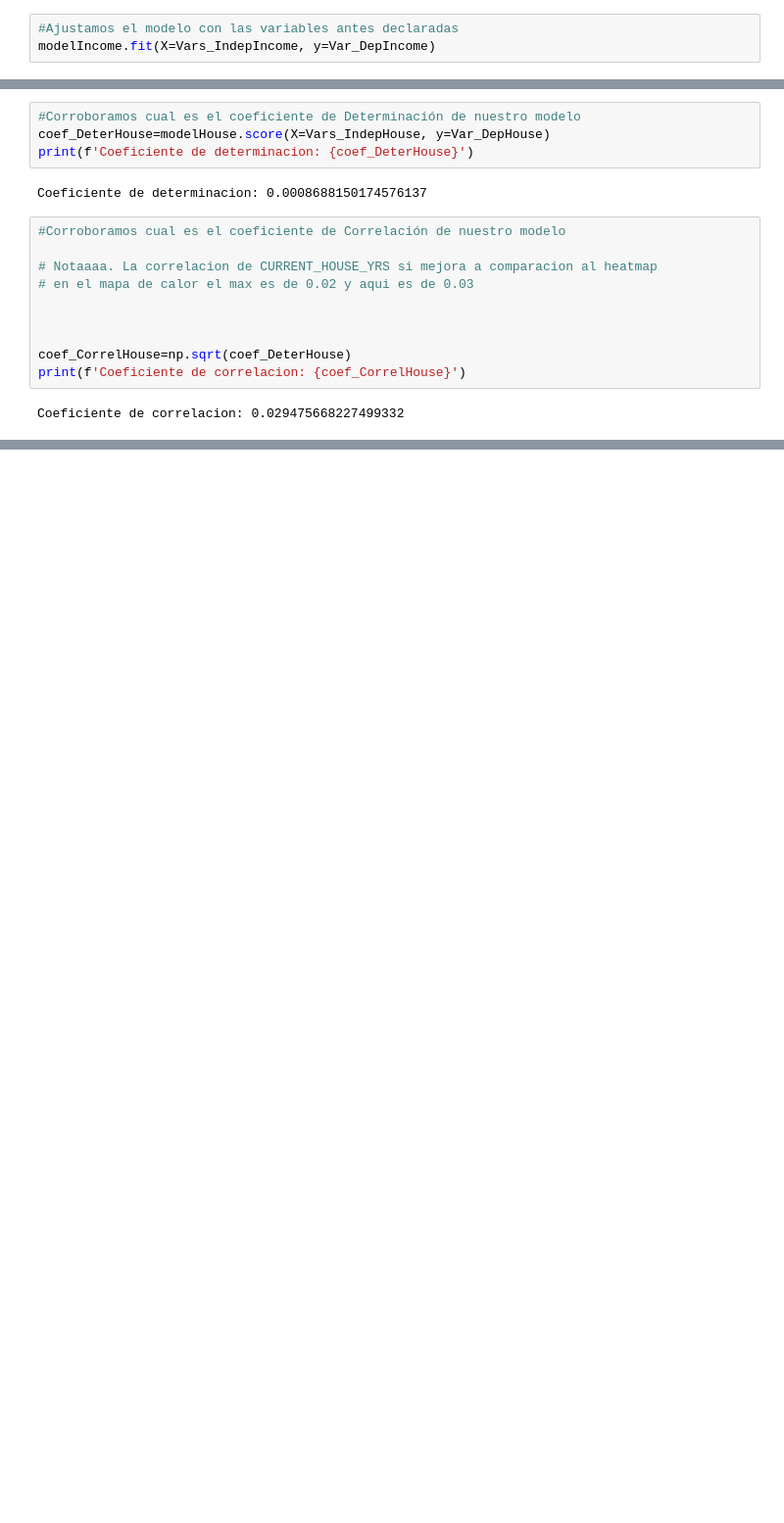
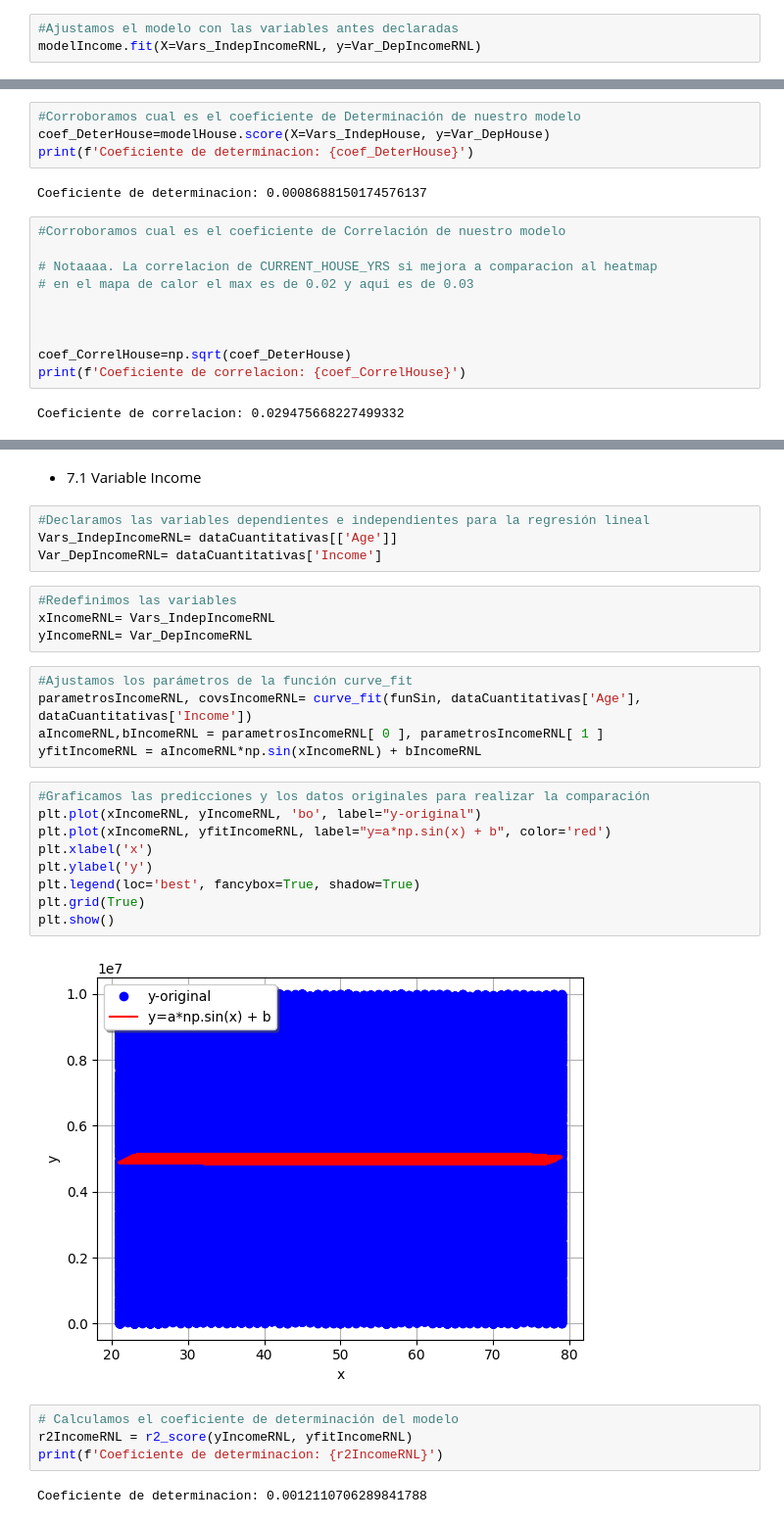
Before and after one commit to JIsraP/Actividad6_RegresionLinealMultipleyNoLineal, a Jupyter notebook: Act6.1.ipynb, the cells around one changed output, grey strips where cells are left out. Shown at 98% size. Cells and saved outputs as stored; diff of their text form; blank space fills up the shorter version.

Commit message:
Regresion no lineal

```diff
--- a/Act6.1.ipynb
+++ b/Act6.1.ipynb
@@ -593,7 +595,7 @@ Var_DepIncome= dataCuantitativas['Income']
 modelIncome= LinearRegression()
 # %%
 #Ajustamos el modelo con las variables antes declaradas
-modelIncome.fit(X=Vars_IndepIncome, y=Var_DepIncome)
+modelIncome.fit(X=Vars_IndepIncomeRNL, y=Var_DepIncomeRNL)
 # %% [output]
 LinearRegression()
 # %%
@@ -1108,0 +1137,32 @@ Coeficiente de correlacion: 0.029475668227499332
+# %% [markdown]
+- 7.1 Variable Income
+# %%
+#Declaramos las variables dependientes e independientes para la regresión lineal
+Vars_IndepIncomeRNL= dataCuantitativas[['Age']]
+Var_DepIncomeRNL= dataCuantitativas['Income']
+# %%
+#Redefinimos las variables
+xIncomeRNL= Vars_IndepIncomeRNL
+yIncomeRNL= Var_DepIncomeRNL
+# %%
+#Ajustamos los parámetros de la función curve_fit
+parametrosIncomeRNL, covsIncomeRNL= curve_fit(funSin, dataCuantitativas['Age'], dataCuantitativas['Income'])
+aIncomeRNL,bIncomeRNL = parametrosIncomeRNL[ 0 ], parametrosIncomeRNL[ 1 ]
+yfitIncomeRNL = aIncomeRNL*np.sin(xIncomeRNL) + bIncomeRNL
+# %%
+#Graficamos las predicciones y los datos originales para realizar la comparación
+plt.plot(xIncomeRNL, yIncomeRNL, 'bo', label="y-original")
+plt.plot(xIncomeRNL, yfitIncomeRNL, label="y=a*np.sin(x) + b", color='red')
+plt.xlabel('x')
+plt.ylabel('y')
+plt.legend(loc='best', fancybox=True, shadow=True)
+plt.grid(True)
+plt.show()
+# %% [output]
+[figure, added]
+# %%
+# Calculamos el coeficiente de determinación del modelo
+r2IncomeRNL = r2_score(yIncomeRNL, yfitIncomeRNL)
+print(f'Coeficiente de determinacion: {r2IncomeRNL}')
+# %% [output]
+Coeficiente de determinacion: 0.0012110706289841788
```
Also changed, not shown: parts of 35 cells of this notebook.
